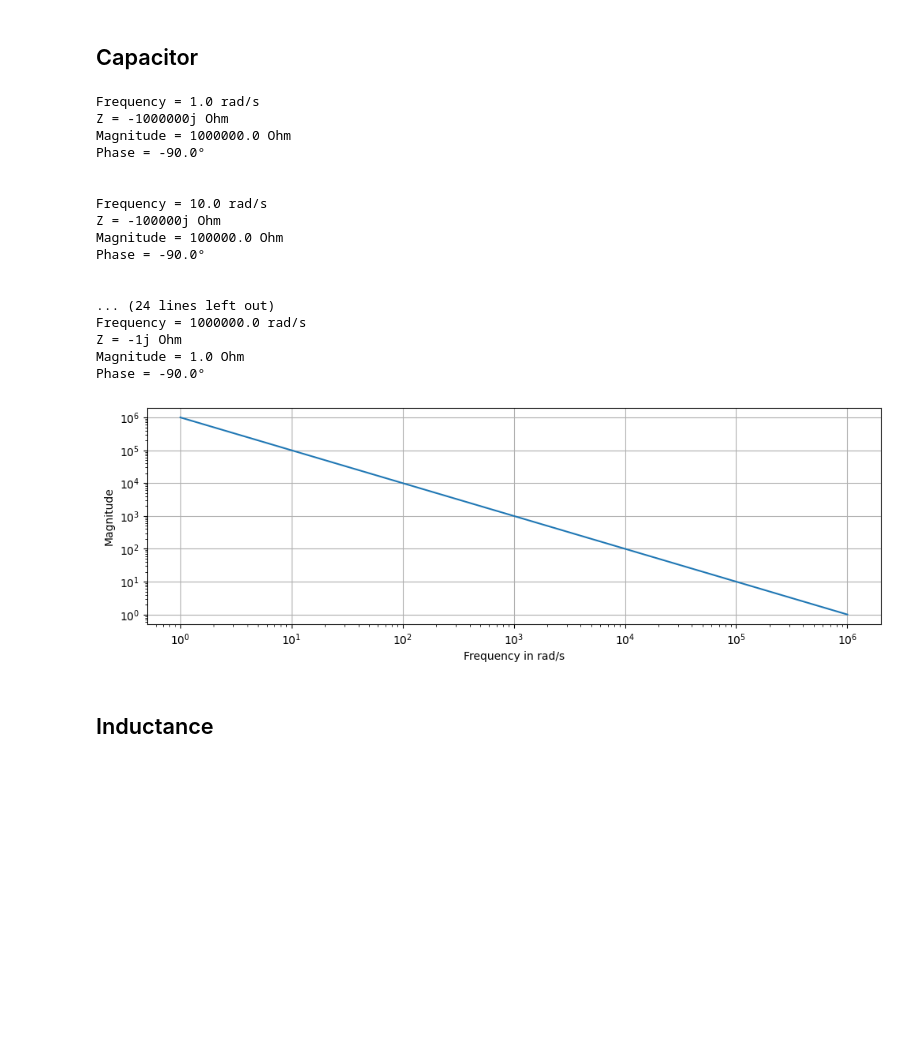
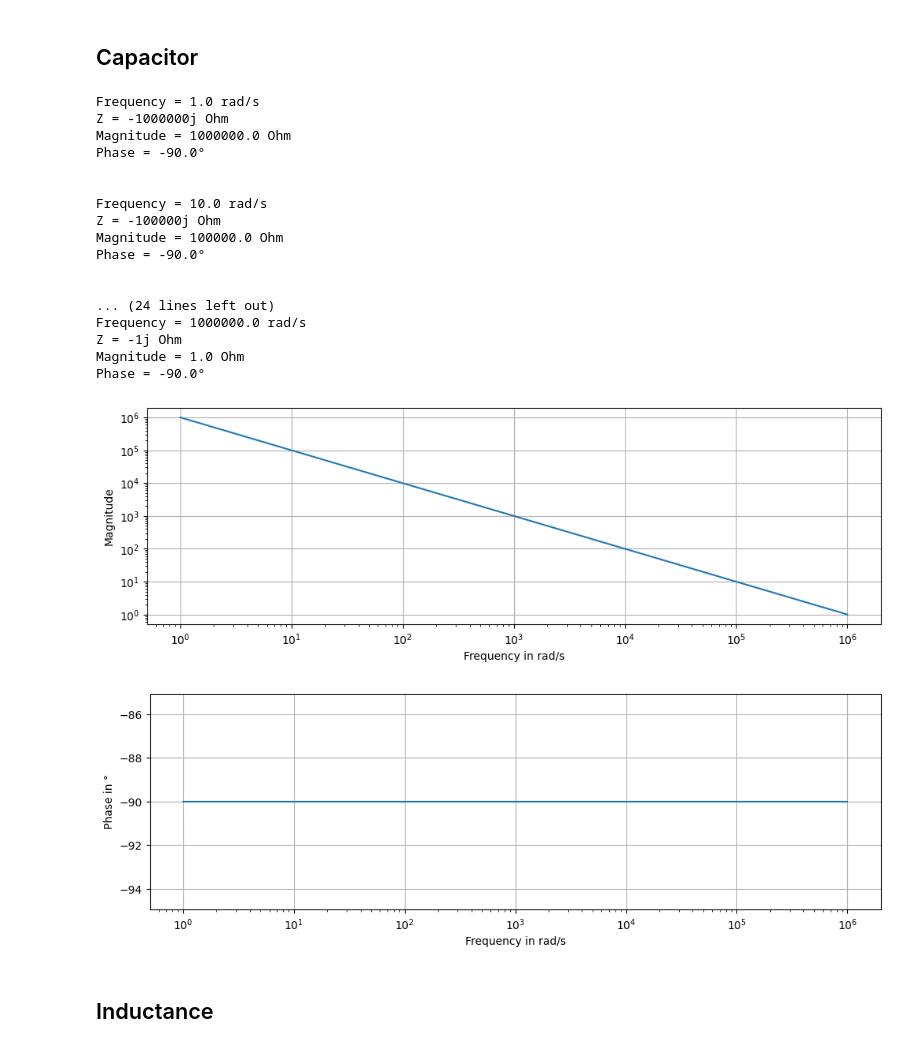
Before and after one commit to htlinn-go/frequency-and-phase, a Jupyter notebook: Frequency and Phase.ipynb, the cells around one changed output. Drawn from its saved outputs; the diff is of its cells as text; code cells hidden in the pictures; blank space fills up the shorter version.

```diff
--- a/Frequency and Phase.ipynb
+++ b/Frequency and Phase.ipynb
@@ -24,47 +24,65 @@ def prntZs(ws,Zs):
         print('\n')
 
 def pltCs(Zs,ws,scale):
+
+    ph = []
+    M = []
+    for i, Z in enumerate(Zs):
+        ph.append(cm.phase(Z)*180/np.pi)
+        M.append(abs(Z))
+
     fig1 = plt.figure()
     ax = fig1.add_subplot(2, 1, 1)
-    ax.plot(ws,Zs)
+    ax.plot(ws,M)
     if scale == 'log':
         ax.set_xscale('log')
         ax.set_yscale('log')
     ax.grid()
     plt.ylabel('Magnitude')
     plt.xlabel('Frequency in rad/s')
+
+
+    fig2 = plt.figure()
+    ax = fig2.add_subplot(2, 1, 1)
+    ax.plot(ws,ph)
+    if scale == 'log':
+        ax.set_xscale('log')
+    ax.grid()
+    plt.ylabel('Phase in °')
+    plt.xlabel('Frequency in rad/s')
 # %% [markdown]
 ## Capacitor
 # %%
 #Frequency definition
 ws=np.logspace(0,6,num=7,base=10)# 1/s
 #Capacitor values
 C=10**(-6) #F
 
 Zs = xc(ws,C)
 
 prntZs(ws,Zs)
 
-pltCs(abs(Zs),ws,'log')
+pltCs(Zs,ws,'log')
 # %% [output]
 Frequency = 1.0 rad/s
 Z = -1000000j Ohm
 Magnitude = 1000000.0 Ohm
 Phase = -90.0°
 
 
 Frequency = 10.0 rad/s
 Z = -100000j Ohm
 Magnitude = 100000.0 Ohm
 Phase = -90.0°
 
 
 ... (24 lines left out)
 Frequency = 1000000.0 rad/s
 Z = -1j Ohm
 Magnitude = 1.0 Ohm
 Phase = -90.0°
 [figure]
+[figure, added]
 # %% [markdown]
 ## Inductance
 # %%
```
Also changed, not shown: parts of 2 cells of this notebook.
